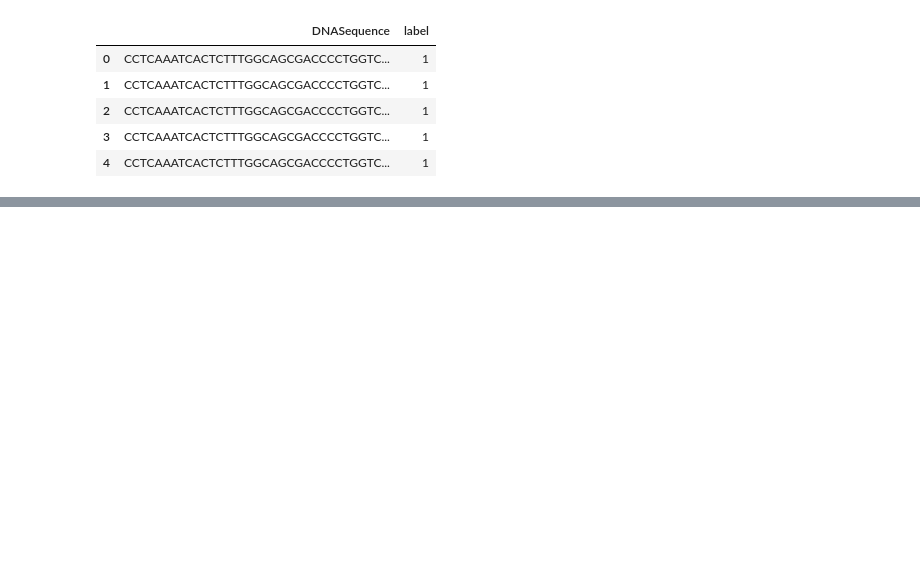
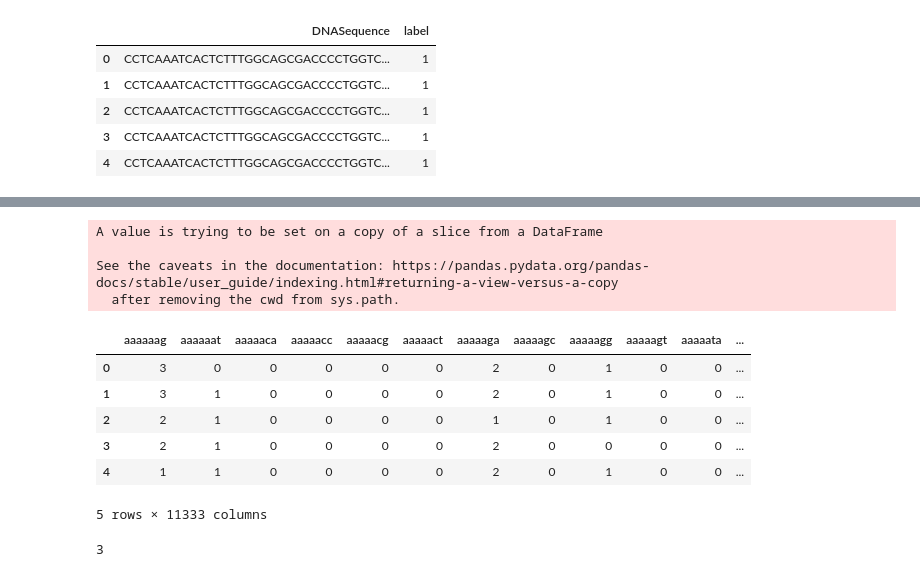
Before and after one commit to pavi-ninjaac/SARS_CoV_2_DNA_Analysis, a Jupyter notebook: CGR_Classification_HIVvscovid.ipynb, the cells around one changed output, grey strips where cells are left out. Drawn from its saved outputs; the diff is of its cells as text; code cells hidden in the pictures; blank space fills up the shorter version.

```diff
--- a/CGR_Classification_HIVvscovid.ipynb
+++ b/CGR_Classification_HIVvscovid.ipynb
@@ -96,0 +70,9 @@ def propability_kmer( data_df , k):
+# %%
+#split the sequence in the cgr way
+#convert the squenceof strings to k-mers
+def kmer(sequence , size = 7):
+  return [sequence[i:i+size].lower() for i in range(len(sequence) - size+1 )]
+
+data['words'] = data.apply(lambda x : kmer(x['DNASequence']) , axis = 1)
+data = data.drop('DNASequence' , axis = 1)
+data.head()
@@ -96,0 +86,29 @@ def propability_kmer( data_df , k):
+# %%
+#join into  one sentence
+data_x = data['words']
+for i in range(len(data_x)):
+  data_x[i] = ' '.join(data_x[i])
+y = np.array(data['label'])
+# %% [output]
+A value is trying to be set on a copy of a slice from a DataFrame
+
+See the caveats in the documentation: https://pandas.pydata.org/pandas-docs/stable/user_guide/indexing.html#returning-a-view-versus-a-copy
+  after removing the cwd from sys.path.
+# %%
+cv = CountVectorizer( ngram_range = (1,1))
+X = cv.fit_transform(data_x).toarray()
+# %%
+X_df = pd.DataFrame(X, columns= cv.get_feature_names())
+X_df.head()
+# %% [output]
+|  | aaaaaag | aaaaaat | aaaaaca | aaaaacc | aaaaacg | aaaaact | aaaaaga | aaaaagc | aaaaagg | aaaaagt | aaaaata | ... |
+| 0 | 3 | 0 | 0 | 0 | 0 | 0 | 2 | 0 | 1 | 0 | 0 | ... |
+| 1 | 3 | 1 | 0 | 0 | 0 | 0 | 2 | 0 | 1 | 0 | 0 | ... |
+| 2 | 2 | 1 | 0 | 0 | 0 | 0 | 1 | 0 | 1 | 0 | 0 | ... |
+| 3 | 2 | 1 | 0 | 0 | 0 | 0 | 2 | 0 | 0 | 0 | 0 | ... |
+| 4 | 1 | 1 | 0 | 0 | 0 | 0 | 2 | 0 | 1 | 0 | 0 | ... |
+5 rows × 11333 columns
+# %%
+max(X[0])
+# %% [output]
+3
```
Also changed, not shown: parts of 5 cells of this notebook.
